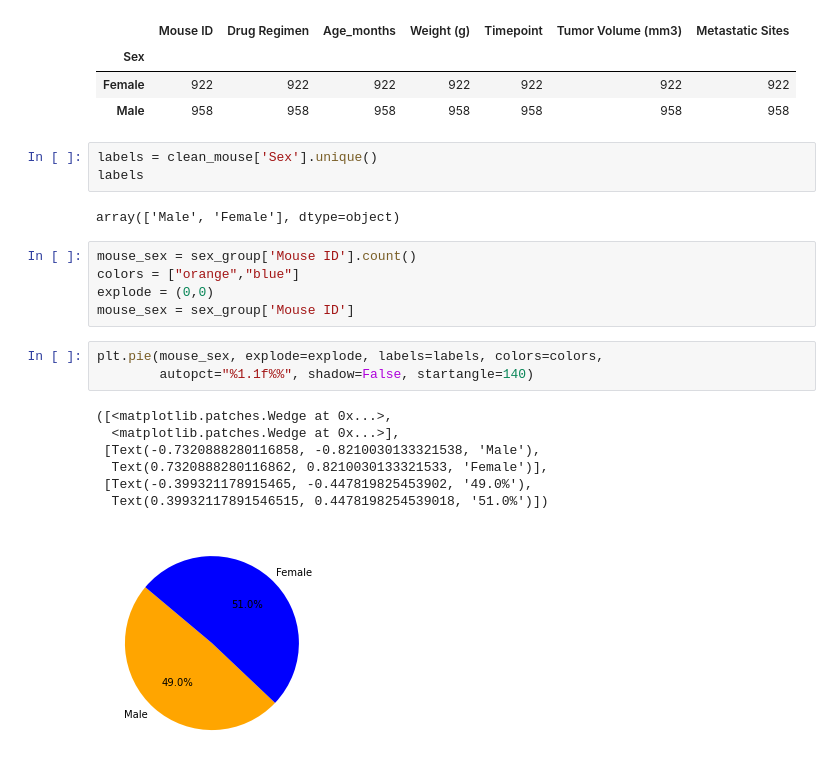
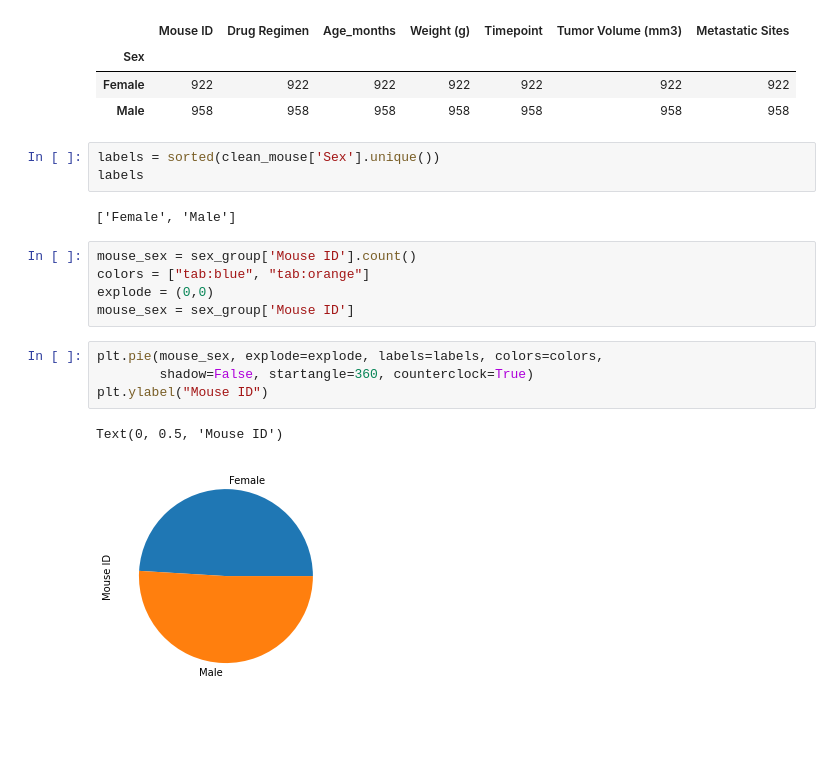
Before and after one commit to anajuarezar/matplotlib-challenge, a Jupyter notebook: pymaceuticals.ipynb, the cells around one changed output. Cells and saved outputs as stored; diff of their text form; blank space fills up the shorter version.

```diff
--- a/pymaceuticals.ipynb
+++ b/pymaceuticals.ipynb
@@ -195,23 +195,19 @@ sex_group
 | Female | 922 | 922 | 922 | 922 | 922 | 922 | 922 |
 | Male | 958 | 958 | 958 | 958 | 958 | 958 | 958 |
 # %%
-labels = clean_mouse['Sex'].unique()
+labels = sorted(clean_mouse['Sex'].unique())
 labels
 # %% [output]
-array(['Male', 'Female'], dtype=object)
+['Female', 'Male']
 # %%
 mouse_sex = sex_group['Mouse ID'].count()
-colors = ["orange","blue"]
+colors = ["tab:blue", "tab:orange"]
 explode = (0,0)
 mouse_sex = sex_group['Mouse ID']
 # %%
 plt.pie(mouse_sex, explode=explode, labels=labels, colors=colors,
-        autopct="%1.1f%%", shadow=False, startangle=140)
+        shadow=False, startangle=360, counterclock=True)
+plt.ylabel("Mouse ID")
 # %% [output]
-([<matplotlib.patches.Wedge at 0x...>,
-  <matplotlib.patches.Wedge at 0x...>],
- [Text(-0.7320888280116858, -0.8210030133321538, 'Male'),
-  Text(0.7320888280116862, 0.8210030133321533, 'Female')],
- [Text(-0.399321178915465, -0.447819825453902, '49.0%'),
-  Text(0.39932117891546515, 0.4478198254539018, '51.0%')])
+Text(0, 0.5, 'Mouse ID')
-[figure, old version]
+[figure, new version]
```
Also changed, not shown: parts of 3 cells of this notebook.
